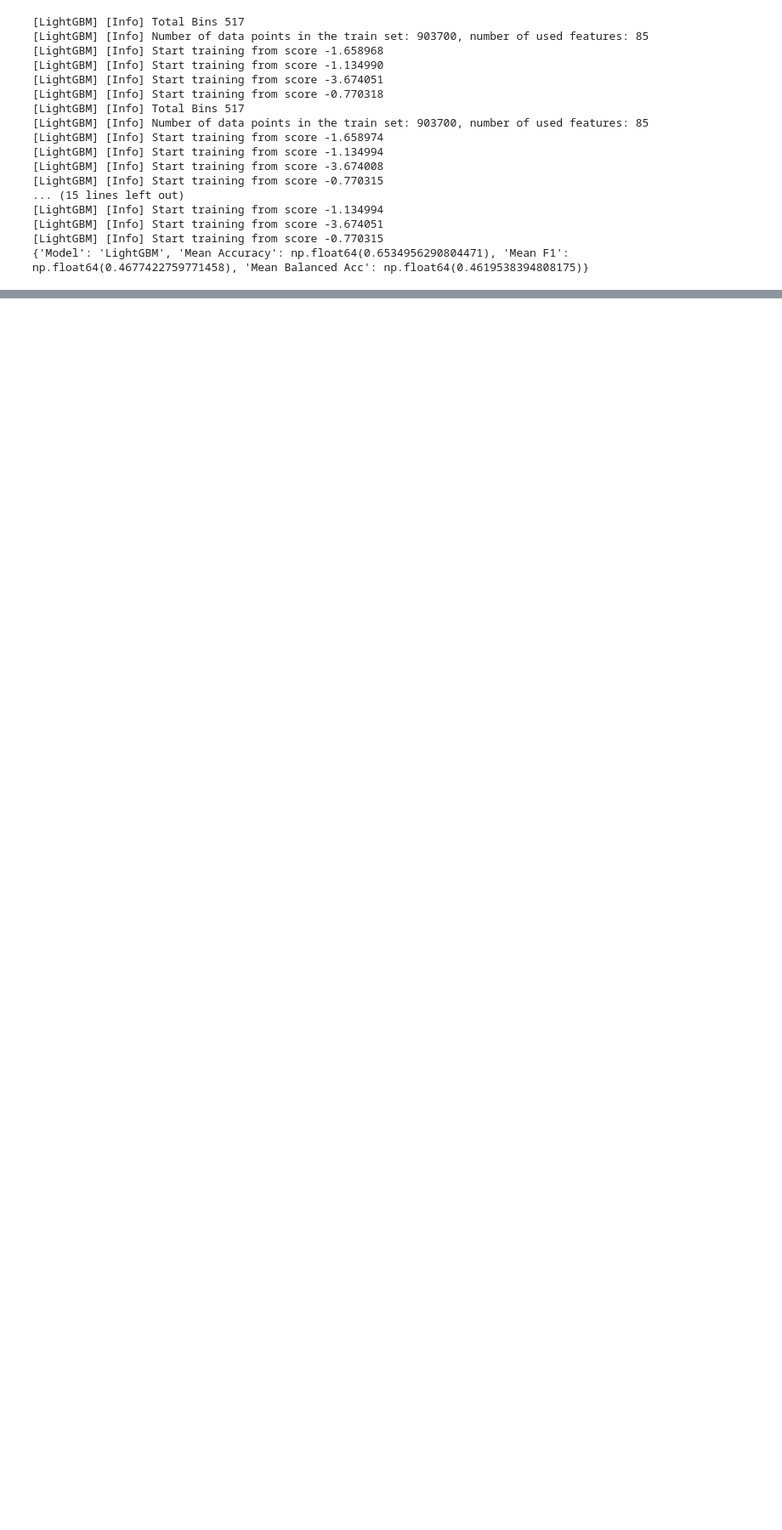
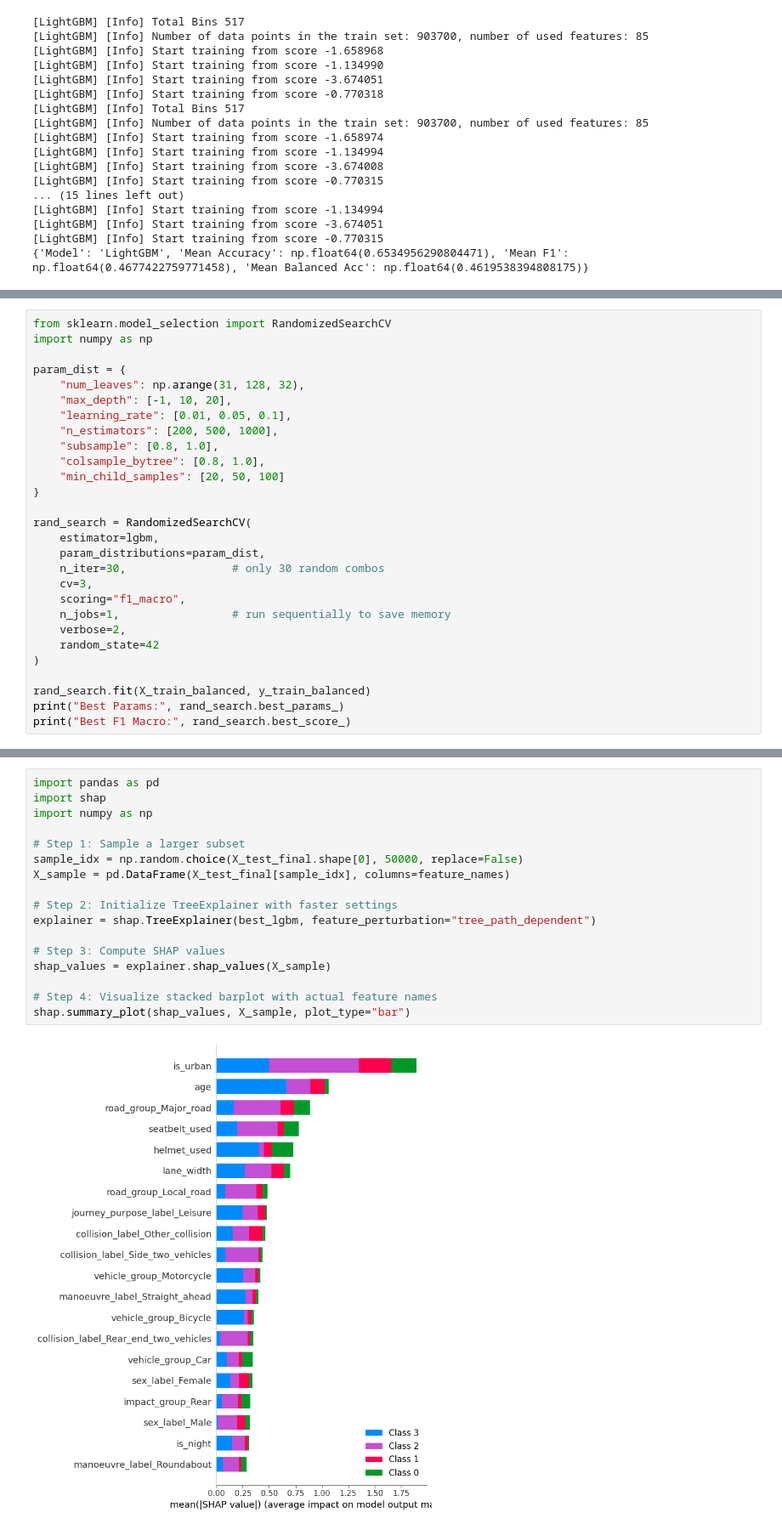
Before and after one commit to jmdrouin/Road-Accidents-France-Mlops, a Jupyter notebook: Step-3_Modeling.ipynb, the cells around one changed output, grey strips where cells are left out. Shown at 85% size. Cells and saved outputs as stored; diff of their text form; blank space fills up the shorter version.

```diff
--- a/Step-3_Modeling.ipynb
+++ b/Step-3_Modeling.ipynb
@@ -938,0 +858,28 @@ Training until validation scores don't improve for 200 rounds
+# %%
+from sklearn.model_selection import RandomizedSearchCV
+import numpy as np
+
+param_dist = {
+    "num_leaves": np.arange(31, 128, 32),
+    "max_depth": [-1, 10, 20],
+    "learning_rate": [0.01, 0.05, 0.1],
+    "n_estimators": [200, 500, 1000],
+    "subsample": [0.8, 1.0],
+    "colsample_bytree": [0.8, 1.0],
+    "min_child_samples": [20, 50, 100]
+}
+
+rand_search = RandomizedSearchCV(
+    estimator=lgbm,
+    param_distributions=param_dist,
+    n_iter=30,                # only 30 random combos
+    cv=3,
+    scoring="f1_macro",
+    n_jobs=1,                 # run sequentially to save memory
+    verbose=2,
+    random_state=42
+)
+
+rand_search.fit(X_train_balanced, y_train_balanced)
+print("Best Params:", rand_search.best_params_)
+print("Best F1 Macro:", rand_search.best_score_)
@@ -938,0 +1107,19 @@ Training until validation scores don't improve for 200 rounds
+# %%
+import pandas as pd
+import shap
+import numpy as np
+
+# Step 1: Sample a larger subset
+sample_idx = np.random.choice(X_test_final.shape[0], 50000, replace=False)
+X_sample = pd.DataFrame(X_test_final[sample_idx], columns=feature_names)
+
+# Step 2: Initialize TreeExplainer with faster settings
+explainer = shap.TreeExplainer(best_lgbm, feature_perturbation="tree_path_dependent")
+
+# Step 3: Compute SHAP values
+shap_values = explainer.shap_values(X_sample)
+
+# Step 4: Visualize stacked barplot with actual feature names
+shap.summary_plot(shap_values, X_sample, plot_type="bar")
+# %% [output]
+[figure, added]
```
Also changed, not shown: parts of 39 cells of this notebook.
